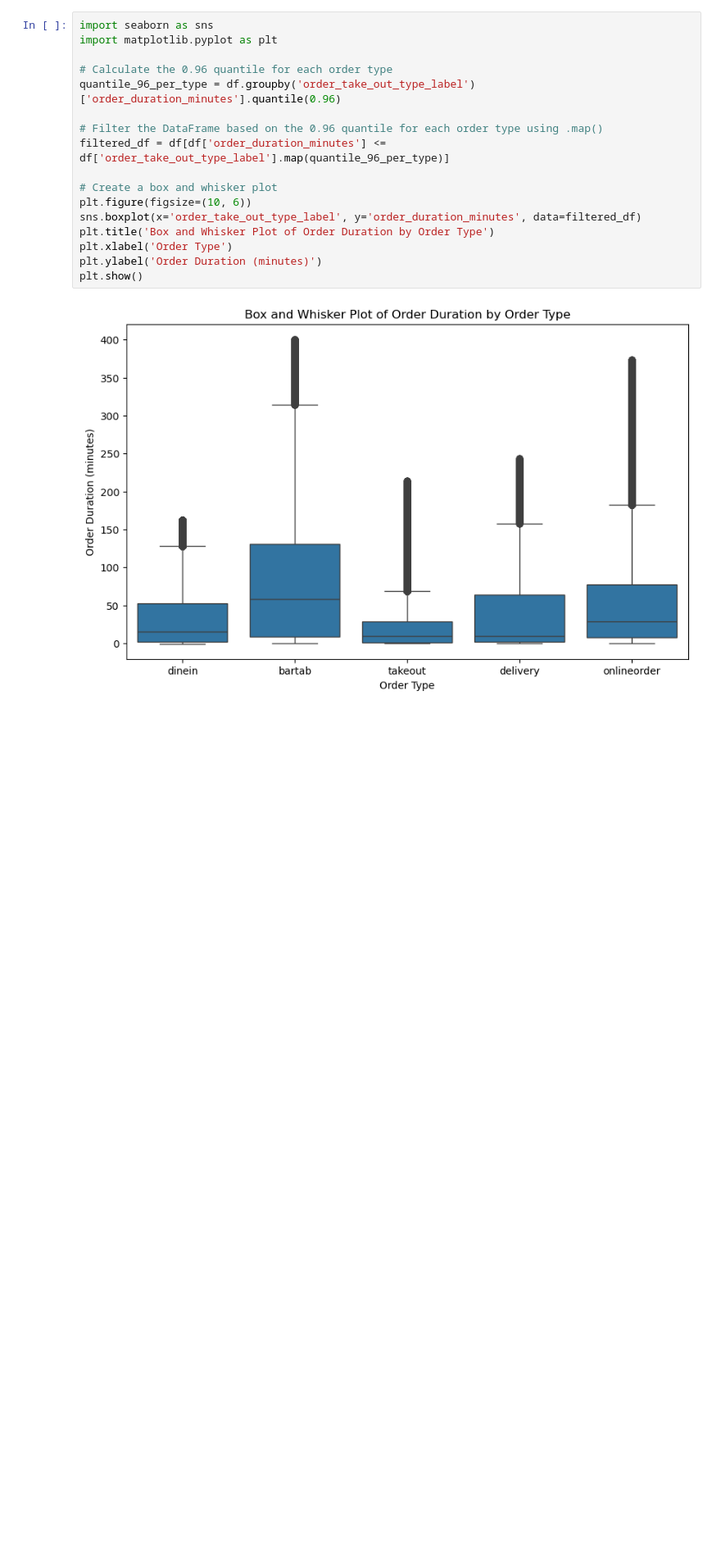
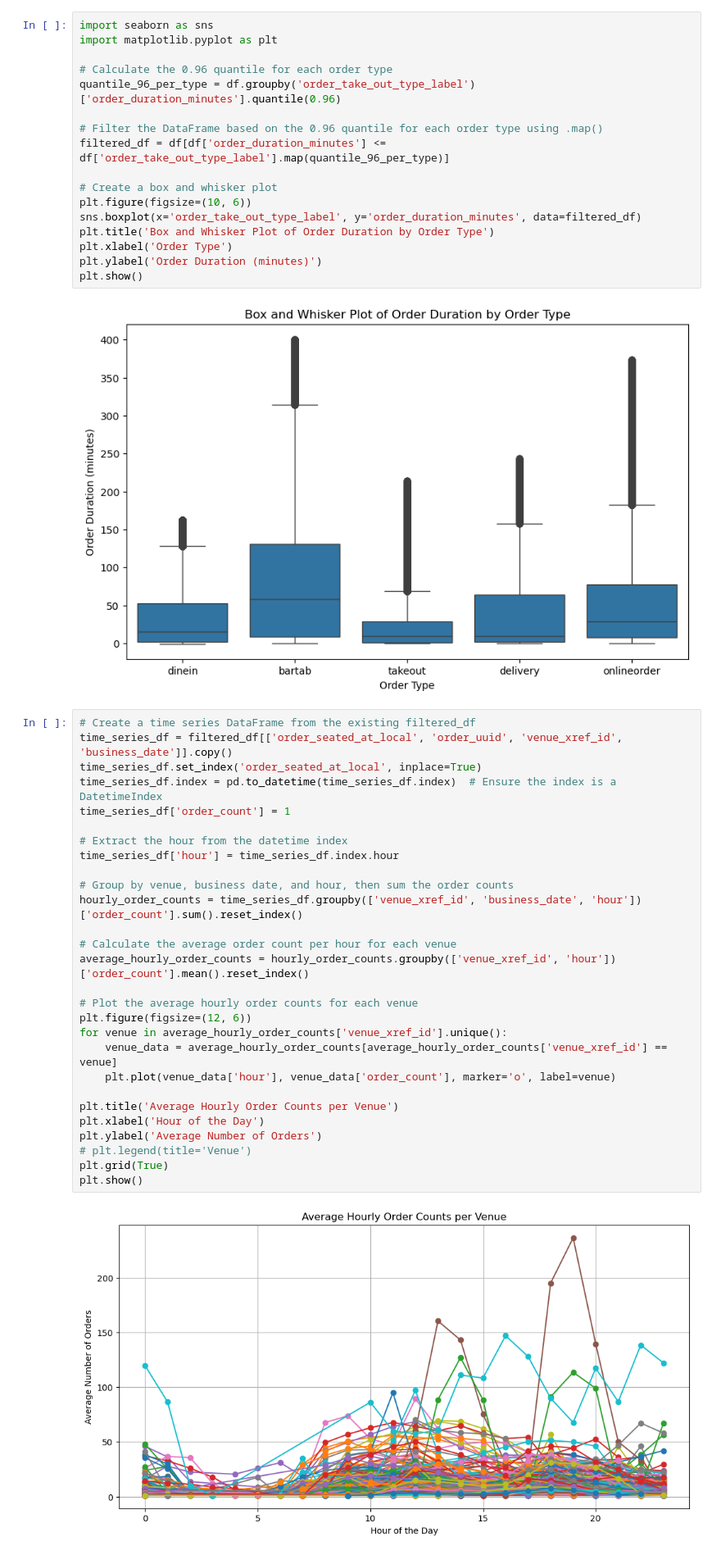
Before and after one commit to NathanL15/TouchBistroEDA, a Jupyter notebook: Pipeline/Preprocess.ipynb, the cells around one changed output. Shown at 82% size. Drawn from its saved outputs; the diff is of its cells as text; blank space fills up the shorter version.

```diff
--- a/Pipeline/Preprocess.ipynb
+++ b/Pipeline/Preprocess.ipynb
@@ -96,3 +89,33 @@ plt.ylabel('Order Duration (minutes)')
 plt.show()
 # %% [output]
 [figure]
+# %%
+# Create a time series DataFrame from the existing filtered_df
+time_series_df = filtered_df[['order_seated_at_local', 'order_uuid', 'venue_xref_id', 'business_date']].copy()
+time_series_df.set_index('order_seated_at_local', inplace=True)
+time_series_df.index = pd.to_datetime(time_series_df.index)  # Ensure the index is a DatetimeIndex
+time_series_df['order_count'] = 1
+
+# Extract the hour from the datetime index
+time_series_df['hour'] = time_series_df.index.hour
+
+# Group by venue, business date, and hour, then sum the order counts
+hourly_order_counts = time_series_df.groupby(['venue_xref_id', 'business_date', 'hour'])['order_count'].sum().reset_index()
+
+# Calculate the average order count per hour for each venue
+average_hourly_order_counts = hourly_order_counts.groupby(['venue_xref_id', 'hour'])['order_count'].mean().reset_index()
+
+# Plot the average hourly order counts for each venue
+plt.figure(figsize=(12, 6))
+for venue in average_hourly_order_counts['venue_xref_id'].unique():
+    venue_data = average_hourly_order_counts[average_hourly_order_counts['venue_xref_id'] == venue]
+    plt.plot(venue_data['hour'], venue_data['order_count'], marker='o', label=venue)
+
+plt.title('Average Hourly Order Counts per Venue')
+plt.xlabel('Hour of the Day')
+plt.ylabel('Average Number of Orders')
+# plt.legend(title='Venue')
+plt.grid(True)
+plt.show()
+# %% [output]
+[figure, added]
```
Also changed, not shown: parts of 2 cells of this notebook.
